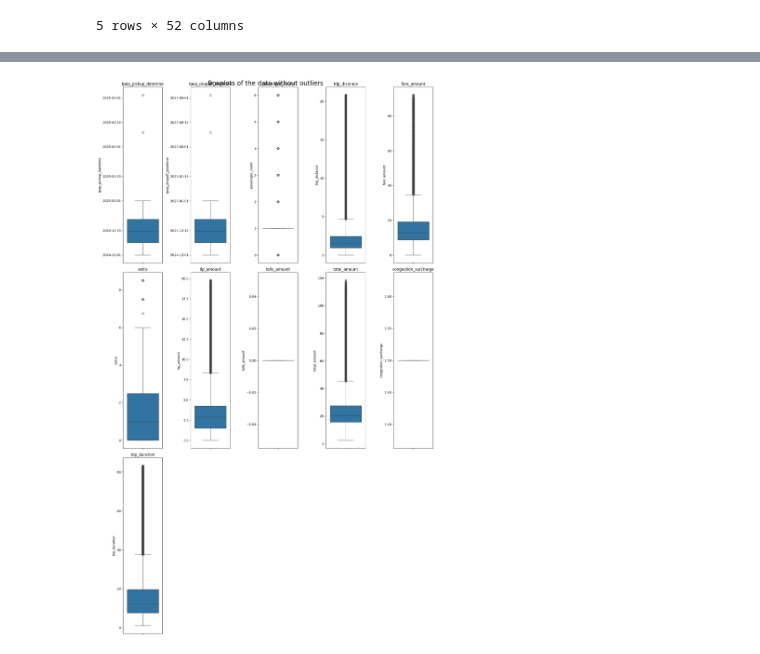
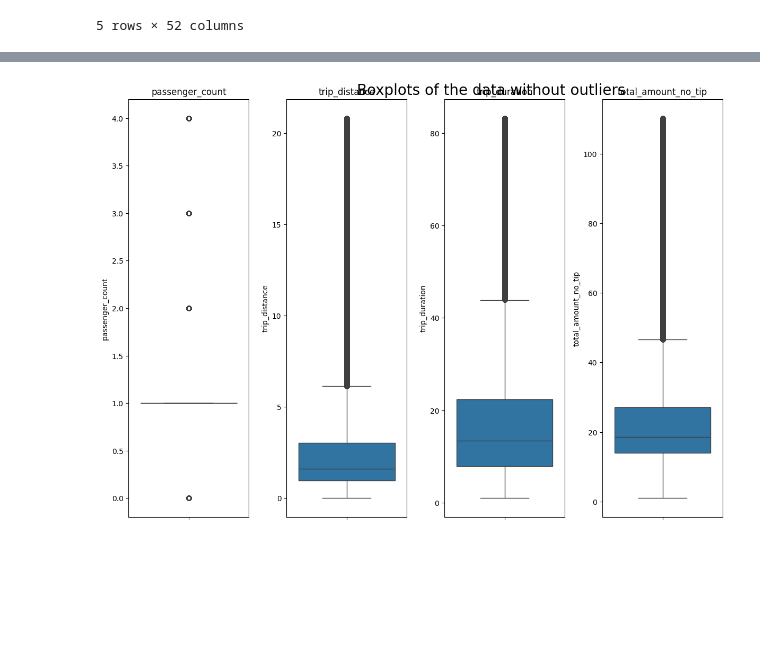
Before and after one commit to woutervdl/me44312, a Jupyter notebook: data_preparation.ipynb, the cells around one changed output, grey strips where cells are left out. Drawn from its saved outputs; the diff is of its cells as text; code cells hidden in the pictures; blank space fills up the shorter version.

```diff
--- a/data_preparation.ipynb
+++ b/data_preparation.ipynb
@@ -223,3 +236,6 @@ data.head()
+# %%
+# Updating the not_hot_columns list
+not_hot_columns = ['passenger_count', 'trip_distance', 'trip_duration', 'pickup_hour', 'pickup_day', 'peak_times', 'weekend', 'total_amount_no_tip']
 # %%
 # Converting all float64 columns to float32 to save memory
 float64_cols = data.select_dtypes(include='float64')
@@ -270,7 +309,10 @@ fig.suptitle('Boxplots of the data', fontsize=20)
 
 axes = axes.flatten()
 
-for i,col in enumerate(not_hot_columns[:-4]): # Excluding the last 4 time related variables as they are 'around the clock' variables thus not susceptible to outliers
+for i,col in enumerate(['passenger_count',
+                        'trip_distance',
+                        'trip_duration',
+                        'total_amount_no_tip']): # Excluding the time related variables as they are 'around the clock' variables thus not susceptible to outliers
     sns.boxplot(data[col], ax=axes[i])
     axes[i].set_title(col)
 
@@ -289,18 +331,24 @@ plt.show()
 # as they would influene the IQR method too much
 
 # First we quickly drop the obvious weird result from a year before 2010
-data = data[data['tpep_pickup_datetime'].dt.year >= 2010]
+#data = data[data['tpep_pickup_datetime'].dt.year >= 2010]
 
-# We remove the 70000+ miles trip
-data = data[data['trip_distance'] < 70000]
+# We remove the 3000 miles trip
+data = data[data['trip_distance'] < 2500]
 
-# We remove 1440+ minute trips, as no one will ever spend more then 24 hours in a taxi
-data = data[data['trip_duration'] <= 1440]
+# We remove 2500 dollar plus trips as we deem these unrealistic
+data = data[data['total_amount_no_tip'] < 2000]
+
+# Since yellow taxis seat 4 passengers max, we remove all trips with more than 4 passengers
+data = data[data['passenger_count'] <= 4]
 # %%
+# Creating new list for easier use
+numerical_columns = ['passenger_count', 'trip_distance', 'trip_duration', 'total_amount_no_tip']
+
 # Now we remove the other outliers using the IQR method for all numerical columns (note that we're not
 # using the exact quantiles, as 0.1 and 0.9 performed better)
-Q1 = data[not_hot_columns[3:-4]].quantile(0.1) # Excluding the first 2 and last 4 columns as they are not numerical
-Q3 = data[not_hot_columns[3:-4]].quantile(0.9) # Also excluding passenger count as 9 is a valid number of passengers
+Q1 = data[numerical_columns[1:]].quantile(0.1) # Excluding passenger_count as it is a discrete variable
+Q3 = data[numerical_columns[1:]].quantile(0.9)
 IQR = Q3 - Q1
 
 # Define the lower and upper bounds for outliers
@@ -308,27 +356,27 @@ lower_bound = Q1 - 1.5 * IQR
 upper_bound = Q3 + 1.5 * IQR
 
 # Identify rows that are outliers and create a new df without them
-outliers = ((data[not_hot_columns[3:-4]] < lower_bound) | (data[not_hot_columns[3:-4]] > upper_bound))
+outliers = ((data[numerical_columns[1:]] < lower_bound) | (data[numerical_columns[1:]] > upper_bound))
 data_no_outliers = data[~outliers.any(axis=1)]
 # %%
 # Now we check the boxplot again
 fig, axes = plt.subplots(3,5, figsize=(15,25))
 fig.suptitle('Boxplots of the data without outliers', fontsize=20)
 
 axes = axes.flatten()
 
-for i,col in enumerate(not_hot_columns[:-4]): # Excluding the last 4 time related variables as they are 'around the clock' variables thus not susceptible to outliers
+for i,col in enumerate(numerical_columns):
     sns.boxplot(data_no_outliers[col], ax=axes[i])
     axes[i].set_title(col)
 
 # Removing the empty plots
 for j in range(i+1, len(axes)):
     fig.delaxes(axes[j])
 
 plt.tight_layout()
 plt.show()
 # %% [output]
-[figure, old version]
+[figure, new version]
 # %%
 # We can also check the histograms again
 fig, axes = plt.subplots(5,3, figsize=(15,25))
```
Also changed, not shown: parts of 13 cells of this notebook, 2 other files.
